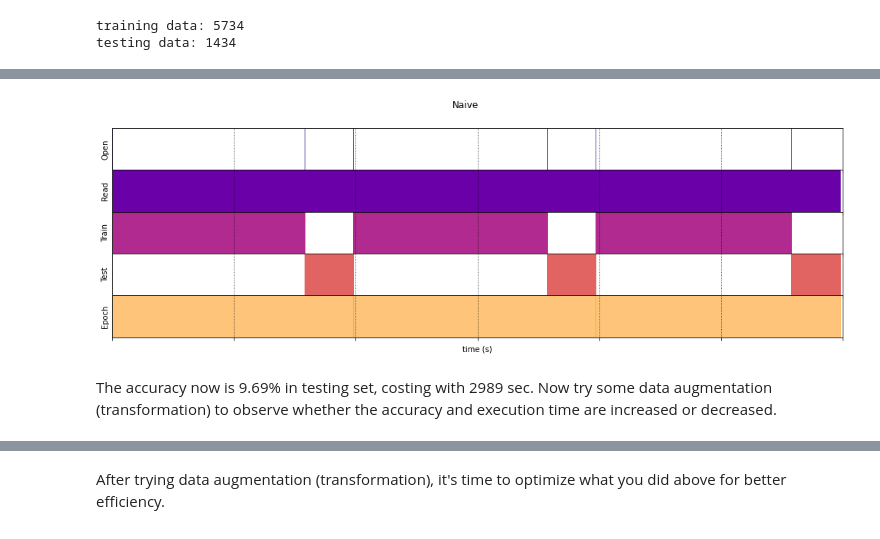
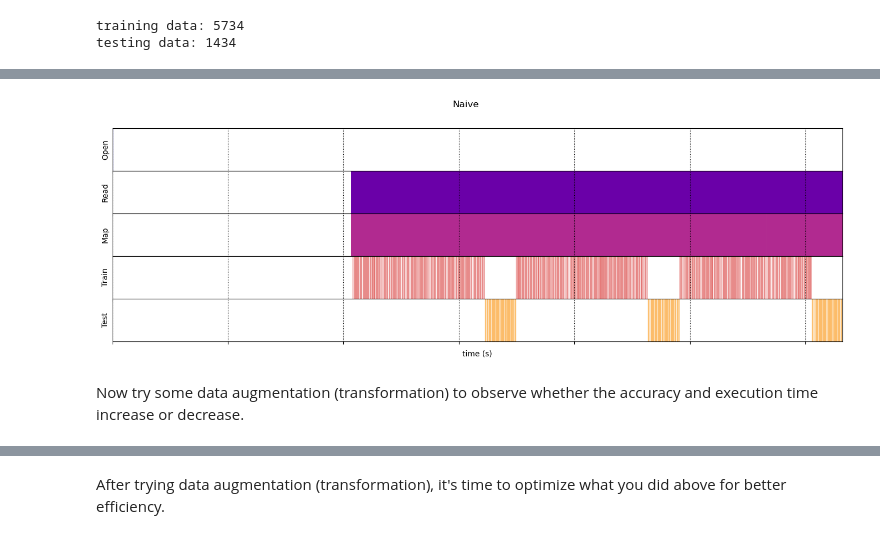
Before and after one commit to nthu-datalab/ml, a Jupyter notebook: labs/11-1_CNN/11-1_CNN.ipynb, the cells around one changed output, grey strips where cells are left out. Saved outputs shown, nothing was run; the diff lists cells and outputs as text; code cells hidden in the pictures.

```diff
--- a/labs/11-1_CNN/11-1_CNN.ipynb
+++ b/labs/11-1_CNN/11-1_CNN.ipynb
@@ -1567,0 +1130,3 @@ from collections import defaultdict
+# %%
+device = torch.device('cuda' if torch.cuda.is_available() else 'cpu')
+print('Using device:', device)
@@ -1793,0 +1274,30 @@ _________________________________________________________________
+# %%
+base_model = vgg16(weights=VGG16_Weights.IMAGENET1K_V1)
+base_model = base_model.features  # convolutional feature extractor only, no top
+for p in base_model.parameters():
+    p.requires_grad_(False)
+
+class WildModel(nn.Module):
+    def __init__(self, n_classes):
+        super().__init__()
+        self.base_model = base_model
+        self.pool = nn.AdaptiveAvgPool2d((7, 7))  # VGG16's expected feature-map size
+        self.flatten = nn.Flatten()
+        self.fc1 = nn.Linear(512 * 7 * 7, 4096)
+        self.drop1 = nn.Dropout(0.5)
+        self.fc2 = nn.Linear(4096, 1024)
+        self.drop2 = nn.Dropout(0.5)
+        self.fc3 = nn.Linear(1024, n_classes)
+
+    def forward(self, x):
+        with torch.no_grad():
+            x = self.base_model(x)
+        x = self.pool(x)
+        x = self.flatten(x)
+        x = F.relu(self.fc1(x))
+        x = self.drop1(x)
+        x = F.relu(self.fc2(x))
+        x = self.drop2(x)
+        return self.fc3(x)
+
+wild_model = WildModel(n_classes).to(device)
@@ -1908,0 +1327,3 @@ Execution time: 2989.7814084590063
+# %%
+loss_object = nn.CrossEntropyLoss()
+optimizer = torch.optim.Adam(wild_model.parameters())
@@ -1908,0 +1375,2 @@ Execution time: 2989.7814084590063
+# %%
+timeline_naive = timelined_benchmark_wild(wild_model, train_loader, test_loader, epochs=3)
@@ -1909,6 +1386,6 @@ Execution time: 2989.7814084590063
 # %%
-draw_timeline(timeline=timeline_Naive, title="Naive", min_width=3000)
+draw_timeline(timeline=timeline_naive, title="Naive", min_width=1)
 # %% [output]
-[figure, old version]
+[figure, new version]
 # %% [markdown]
-The accuracy now is 9.69% in testing set, costing with 2989 sec. Now try some data augmentation (transformation) to observe whether the accuracy and execution time are increased or decreased.
+Now try some data augmentation (transformation) to observe whether the accuracy and execution time increase or decrease.
```
Also changed, not shown: parts of 209 cells of this notebook, 10 other files.
